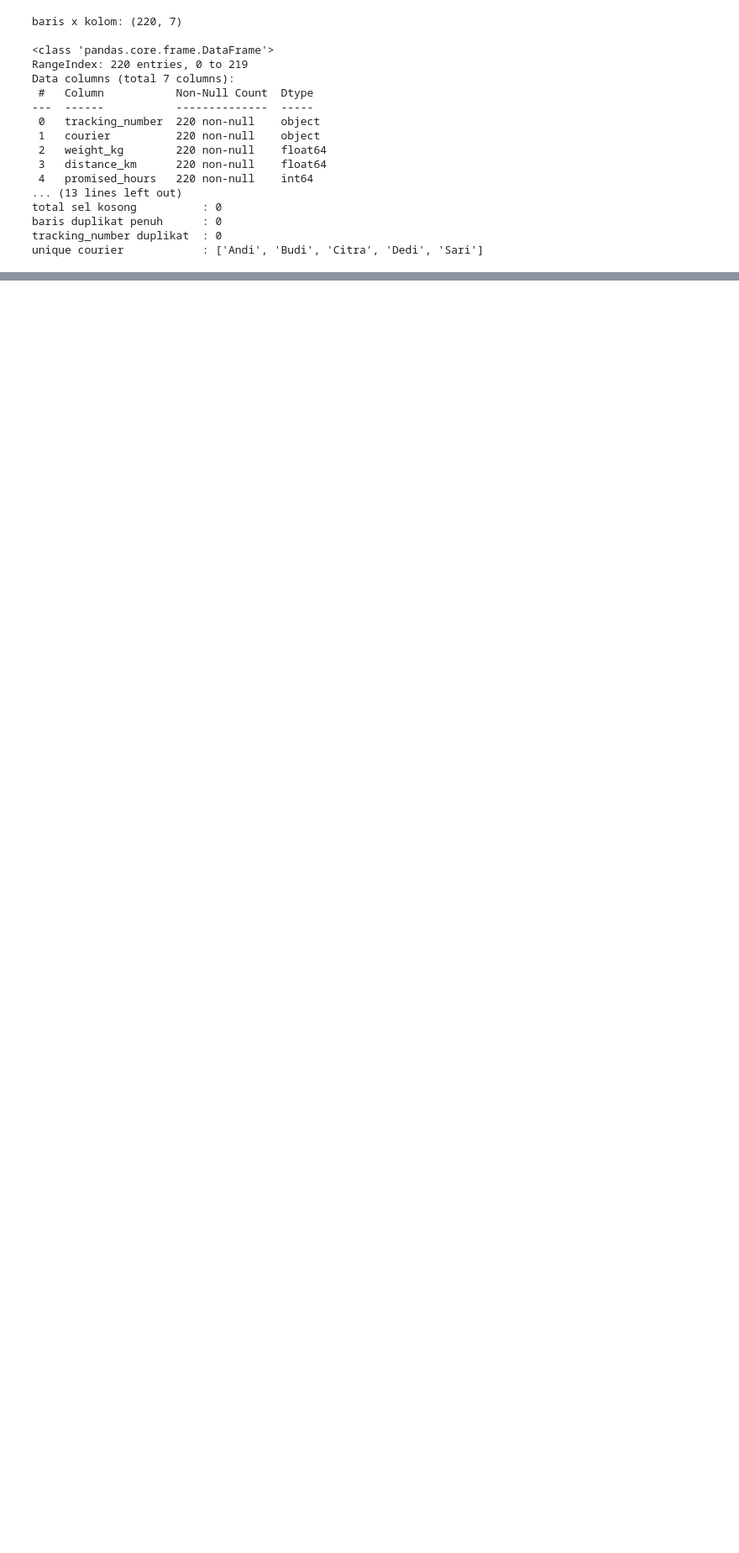
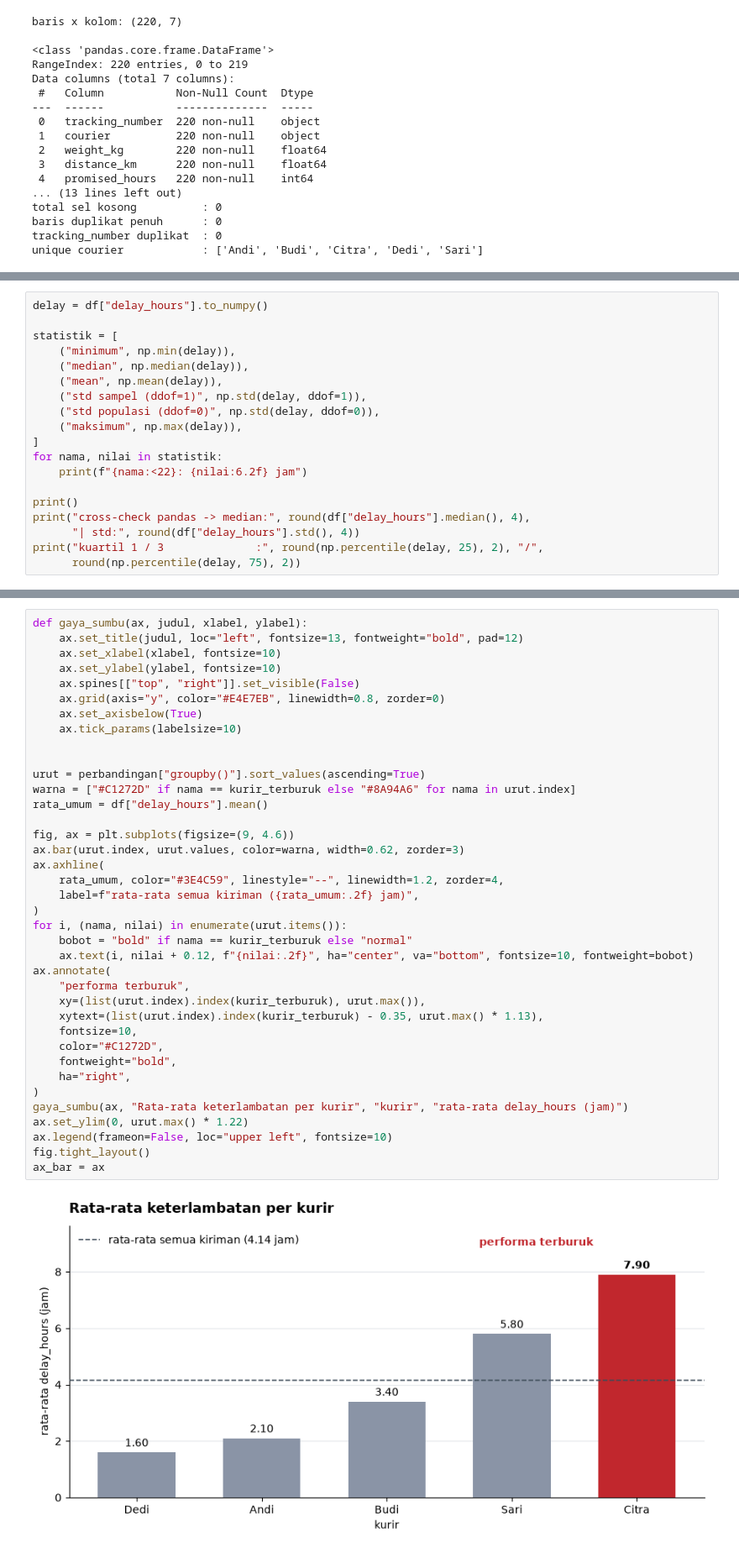
Before and after one commit to Ampasan/anteraja-capstone-naufalrakanramadhan, a Jupyter notebook: shipment-delivery-analysis.ipynb, the cells around one changed output, grey strips where cells are left out. Shown at 84% size. Drawn from its saved outputs; the diff is of its cells as text; blank space fills up the shorter version.

Commit message:
feat: implement delivery performance analysis and visualization charts

```diff
--- a/shipment-delivery-analysis.ipynb
+++ b/shipment-delivery-analysis.ipynb
@@ -89,0 +208,19 @@ unique courier            : ['Andi', 'Budi', 'Citra', 'Dedi', 'Sari']
+# %%
+delay = df["delay_hours"].to_numpy()
+
+statistik = [
+    ("minimum", np.min(delay)),
+    ("median", np.median(delay)),
+    ("mean", np.mean(delay)),
+    ("std sampel (ddof=1)", np.std(delay, ddof=1)),
+    ("std populasi (ddof=0)", np.std(delay, ddof=0)),
+    ("maksimum", np.max(delay)),
+]
+for nama, nilai in statistik:
+    print(f"{nama:<22}: {nilai:6.2f} jam")
+
+print()
+print("cross-check pandas -> median:", round(df["delay_hours"].median(), 4),
+      "| std:", round(df["delay_hours"].std(), 4))
+print("kuartil 1 / 3              :", round(np.percentile(delay, 25), 2), "/",
+      round(np.percentile(delay, 75), 2))
@@ -89,0 +289,40 @@ unique courier            : ['Andi', 'Budi', 'Citra', 'Dedi', 'Sari']
+# %%
+def gaya_sumbu(ax, judul, xlabel, ylabel):
+    ax.set_title(judul, loc="left", fontsize=13, fontweight="bold", pad=12)
+    ax.set_xlabel(xlabel, fontsize=10)
+    ax.set_ylabel(ylabel, fontsize=10)
+    ax.spines[["top", "right"]].set_visible(False)
+    ax.grid(axis="y", color="#E4E7EB", linewidth=0.8, zorder=0)
+    ax.set_axisbelow(True)
+    ax.tick_params(labelsize=10)
+
+
+urut = perbandingan["groupby()"].sort_values(ascending=True)
+warna = ["#C1272D" if nama == kurir_terburuk else "#8A94A6" for nama in urut.index]
+rata_umum = df["delay_hours"].mean()
+
+fig, ax = plt.subplots(figsize=(9, 4.6))
+ax.bar(urut.index, urut.values, color=warna, width=0.62, zorder=3)
+ax.axhline(
+    rata_umum, color="#3E4C59", linestyle="--", linewidth=1.2, zorder=4,
+    label=f"rata-rata semua kiriman ({rata_umum:.2f} jam)",
+)
+for i, (nama, nilai) in enumerate(urut.items()):
+    bobot = "bold" if nama == kurir_terburuk else "normal"
+    ax.text(i, nilai + 0.12, f"{nilai:.2f}", ha="center", va="bottom", fontsize=10, fontweight=bobot)
+ax.annotate(
+    "performa terburuk",
+    xy=(list(urut.index).index(kurir_terburuk), urut.max()),
+    xytext=(list(urut.index).index(kurir_terburuk) - 0.35, urut.max() * 1.13),
+    fontsize=10,
+    color="#C1272D",
+    fontweight="bold",
+    ha="right",
+)
+gaya_sumbu(ax, "Rata-rata keterlambatan per kurir", "kurir", "rata-rata delay_hours (jam)")
+ax.set_ylim(0, urut.max() * 1.22)
+ax.legend(frameon=False, loc="upper left", fontsize=10)
+fig.tight_layout()
+ax_bar = ax
+# %% [output]
+[figure, added]
```
Also changed, not shown: parts of 24 cells of this notebook.
